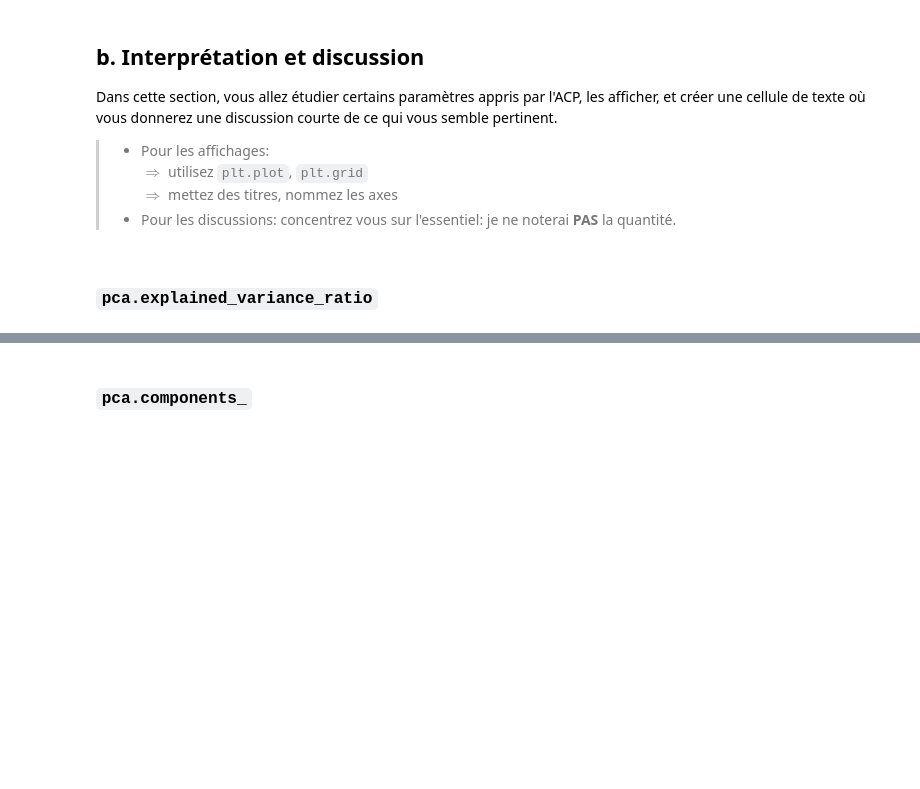
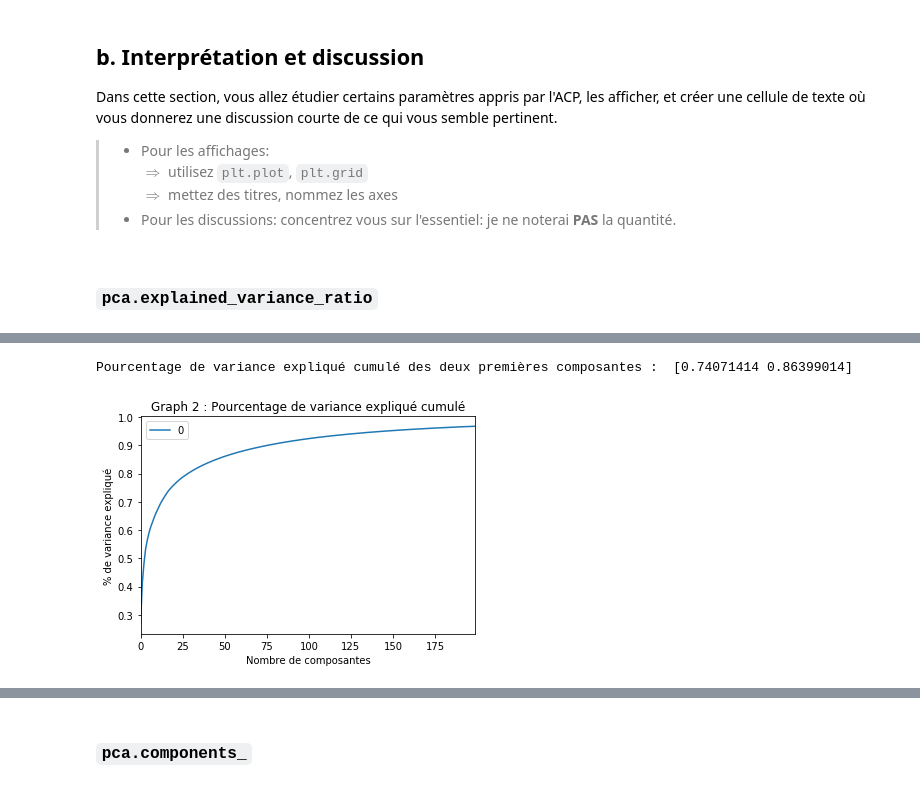
Before and after one commit to campusplage/compte-rendus-brun-franc, a Jupyter notebook: TP2_sklearn.ipynb, the cells around one changed output, grey strips where cells are left out. Saved outputs shown, nothing was run; the diff lists cells and outputs as text; code cells hidden in the pictures; blank space fills up the shorter version.

```diff
--- a/TP2_sklearn.ipynb
+++ b/TP2_sklearn.ipynb
@@ -386,2 +383,12 @@ array([0.26820064, 0.41010547], dtype=float32)
+# %%
+print("Pourcentage de variance expliqué cumulé des deux premières composantes : ",pca.explained_variance_ratio_.cumsum())
+pandas.DataFrame(pca2.explained_variance_ratio_.cumsum()).plot() # Graph avec 200 dimensions
+plt.title('Graph 2 : Pourcentage de variance expliqué cumulé')
+plt.ylabel('% de variance expliqué')
+plt.xlabel('Nombre de composantes')
+plt.show()
+# %% [output]
+Pourcentage de variance expliqué cumulé des deux premières composantes :  [0.74071414 0.86399014]
+[figure, added]
 # %% [markdown]
 __De quoi s'agit-il ?__
```
Also changed, not shown: parts of 12 cells of this notebook.
